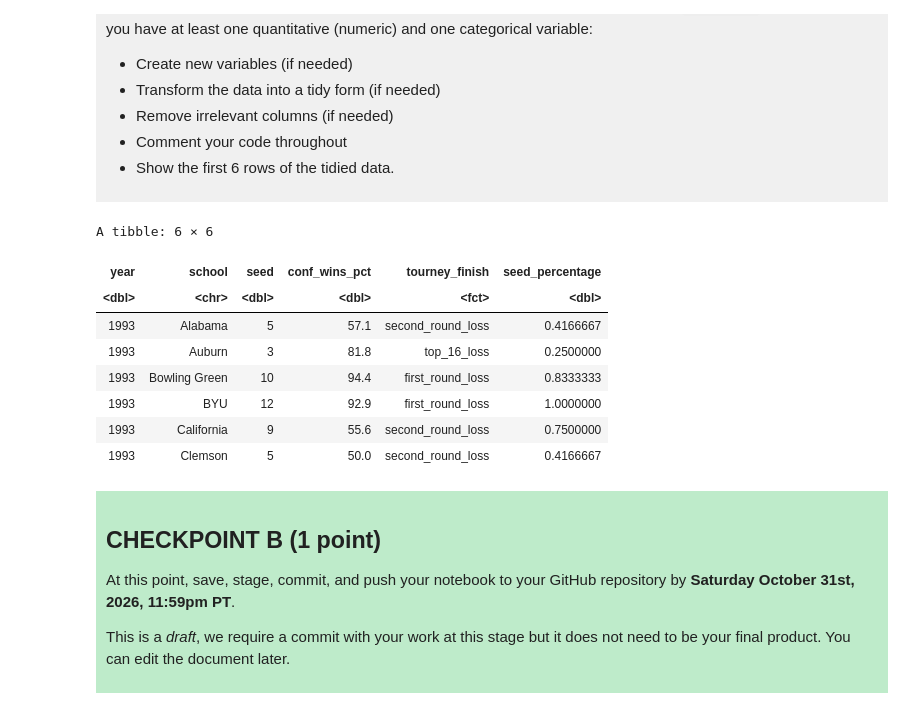
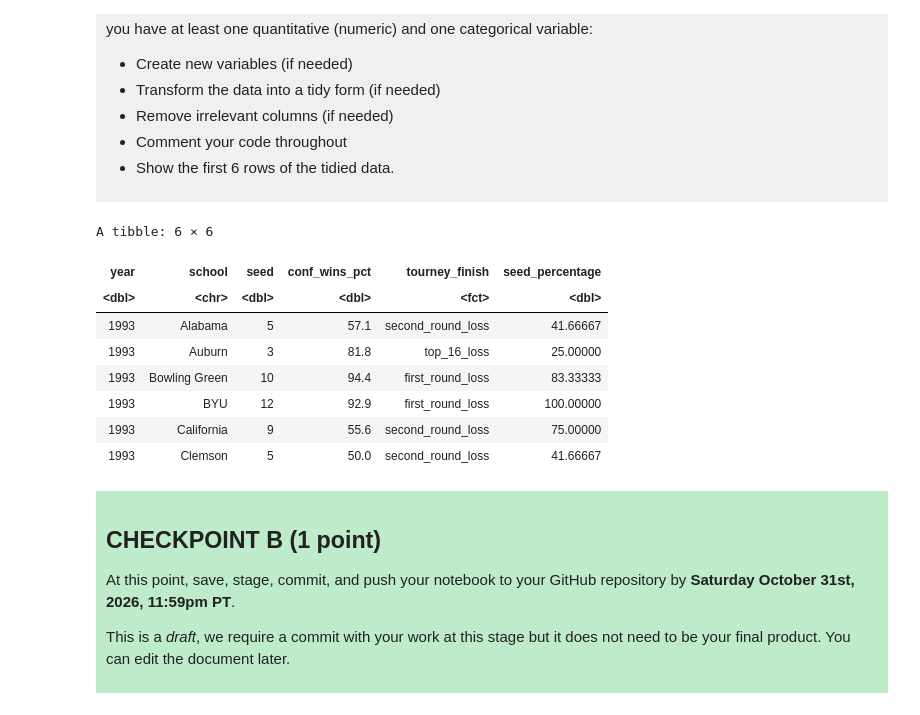
Before and after one commit to tarynluu/dsci-100-project-taryn-lu, a Jupyter notebook: dsci-100-project-notebook.ipynb, the cells around one changed output. Saved outputs shown, nothing was run; the diff lists cells and outputs as text; code cells hidden in the pictures.

```diff
--- a/dsci-100-project-notebook.ipynb
+++ b/dsci-100-project-notebook.ipynb
@@ -230,40 +230,40 @@ Produce a tidy data set that could be used to answer your research question usin
 # this is for the ORIGINAL research question without removing missing values
 
 data_tidy <- data |>
 # remove irrelevant columns
     select(year, school, seed, conf_wins_pct, tourney_finish) |>
 
 # change tourney_finish to a factor
     mutate(tourney_finish = as.factor(tourney_finish))|>
 
 # find seed as a proportion of that year's largest seed number to account for different max seeds in the earlier years.
 # A lower percentage is better
     group_by(year)|>
-    mutate(seed_percentage = seed / max(seed)) |>
+    mutate(seed_percentage = 100*(seed / max(seed))) |>
     ungroup()
 
 # this is for the SECOND VERSION research question with missing values removed
 data_tidy_v2 <- data_tidy |>
     filter(year %in% 1993:2018 )
 
 
 # show first 6 rows
 data_tidy_first_six <- data_tidy_v2 |>
     head()
 
 data_tidy_first_six
 
 # to clarify, data_tidy contains info from 1982-2018, data_tidy_v2 contains info from 1993-2018 and is what will be used moving forward
 # %% [output]
 A tibble: 6 × 6
 | year | school | seed | conf_wins_pct | tourney_finish | seed_percentage |
 | <dbl> | <chr> | <dbl> | <dbl> | <fct> | <dbl> |
-| 1993 | Alabama | 5 | 57.1 | second_round_loss | 0.4166667 |
-| 1993 | Auburn | 3 | 81.8 | top_16_loss | 0.2500000 |
-| 1993 | Bowling Green | 10 | 94.4 | first_round_loss | 0.8333333 |
-| 1993 | BYU | 12 | 92.9 | first_round_loss | 1.0000000 |
-| 1993 | California | 9 | 55.6 | second_round_loss | 0.7500000 |
-| 1993 | Clemson | 5 | 50.0 | second_round_loss | 0.4166667 |
+| 1993 | Alabama | 5 | 57.1 | second_round_loss | 41.66667 |
+| 1993 | Auburn | 3 | 81.8 | top_16_loss | 25.00000 |
+| 1993 | Bowling Green | 10 | 94.4 | first_round_loss | 83.33333 |
+| 1993 | BYU | 12 | 92.9 | first_round_loss | 100.00000 |
+| 1993 | California | 9 | 55.6 | second_round_loss | 75.00000 |
+| 1993 | Clemson | 5 | 50.0 | second_round_loss | 41.66667 |
 # %% [markdown]
 <div style="background-color: #beebca; padding: 10px;">
 
```
Also changed, not shown: parts of 2 cells of this notebook.
